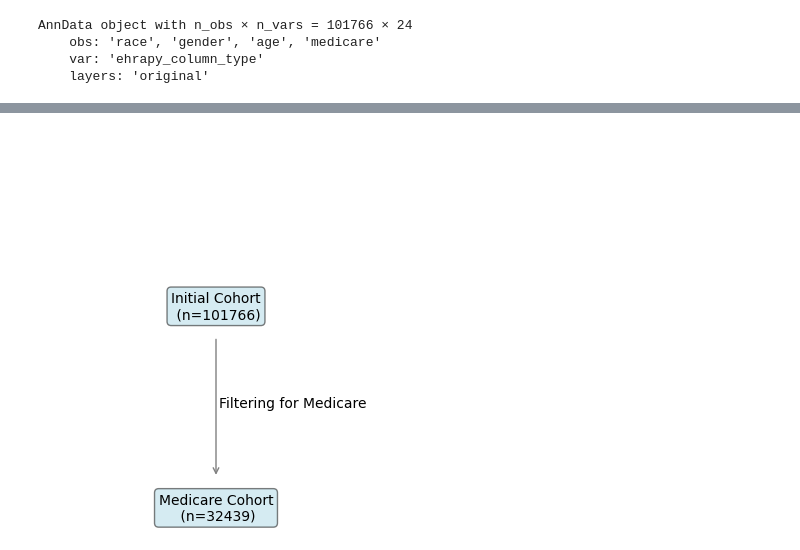
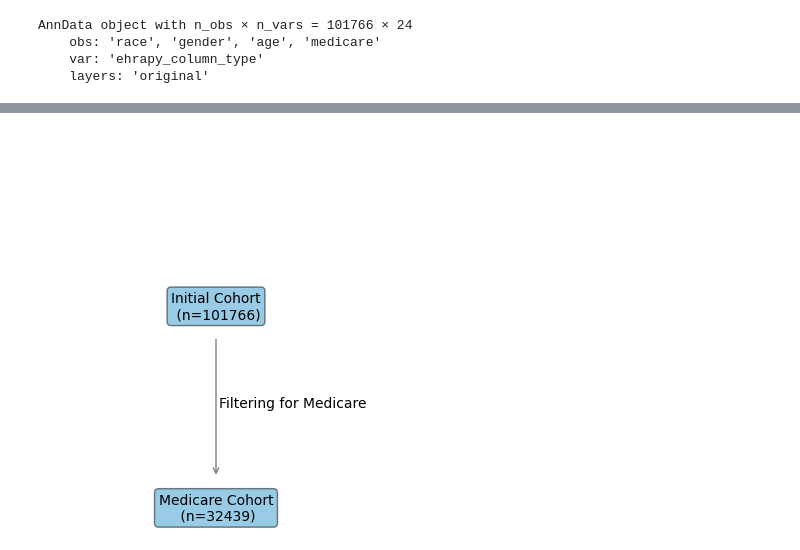
Before and after one commit to theislab/ehrapy-reproducibility, a Jupyter notebook: Supplementary_Figure_X/notebooks/selection_filtering_bias.ipynb, the cells around one changed output, grey strips where cells are left out. Saved outputs shown, nothing was run; the diff lists cells and outputs as text; code cells hidden in the pictures.

Commit message:
vlad's master figure + minor changes

```diff
--- a/Supplementary_Figure_X/notebooks/selection_filtering_bias.ipynb
+++ b/Supplementary_Figure_X/notebooks/selection_filtering_bias.ipynb
@@ -44,6 +75,6 @@ plt.savefig("selection_filtering_bias_2.png", dpi=300, bbox_inches="tight")
 [figure]
 # %%
-ct.plot_flowchart(show=False)
-plt.savefig("selection_filtering_bias_3.png", dpi=300, bbox_inches="tight")
+ct.plot_flowchart(show=False, bbox_kwargs={"fc": "#3399CC"})
+plt.savefig("selection_filtering_bias_3.png", dpi=300, bbox_inches="tight", )
 # %% [output]
-[figure, old version]
+[figure, new version]
```
Also changed, not shown: parts of 2 cells of this notebook, 3 other files.
